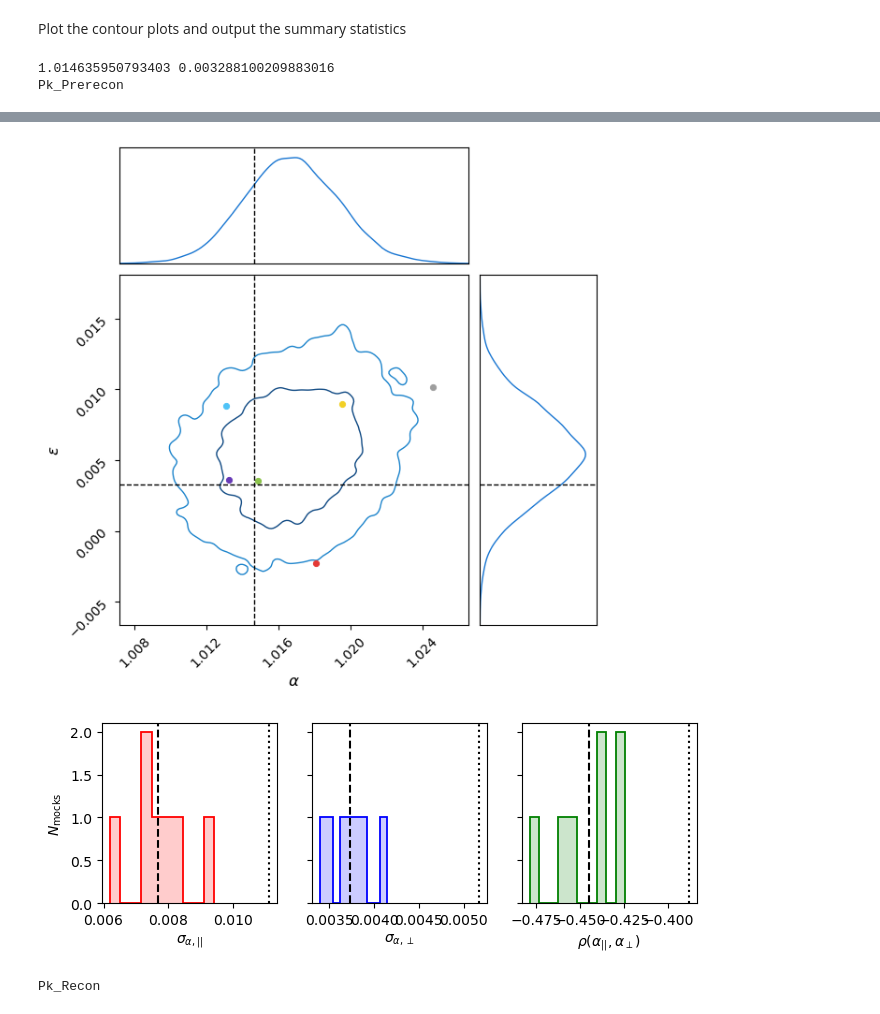
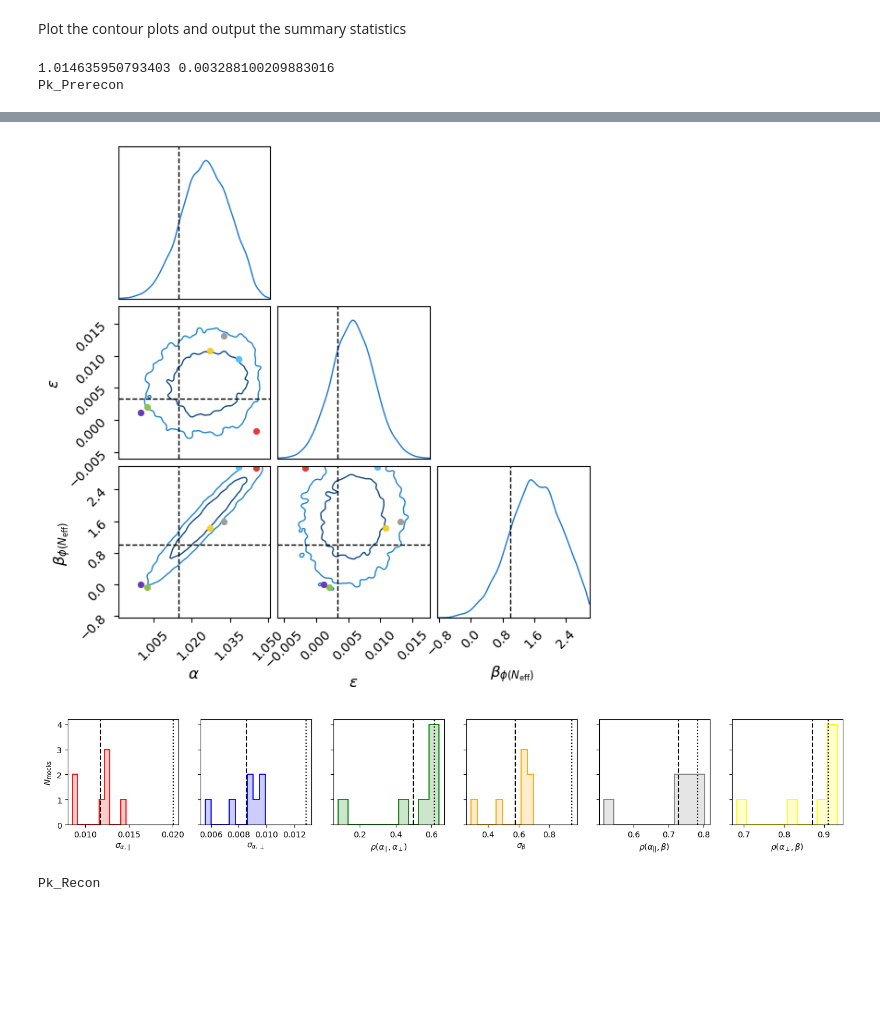
Before and after one commit to abbew25/Barry, a Jupyter notebook: cosmodesi_KP4ELG_examplecode_make_picklefiles/plot_desi_kp4_abacus_cubic_ELG-c003-templatec003.ipynb, the cells around one changed output, grey strips where cells are left out. Drawn from its saved outputs; the diff is of its cells as text; code cells hidden in the pictures; blank space fills up the shorter version.

```diff
--- a/cosmodesi_KP4ELG_examplecode_make_picklefiles/plot_desi_kp4_abacus_cubic_ELG-c003-templatec003.ipynb
+++ b/cosmodesi_KP4ELG_examplecode_make_picklefiles/plot_desi_kp4_abacus_cubic_ELG-c003-templatec003.ipynb
@@ -32,11 +32,13 @@ from barry.utils import weighted_avg_and_cov # function for getting avg and cova
 
 # neff_free = True
 
-phase_shift_free = False #False
-
+phase_shift_free = True #False
+wallisch18 = False
+eh1998 = True
 #CV = False
 
 pfn = "/global/u1/a/abbew25/barryrepo/Barry/cosmodesi_KP4ELG_examplecode_make_picklefiles/plots/desi_kp4_abacus_cubic_ELG-c003-template003/output/desi_kp4_abacus_cubic_ELG-c003-template003.fitter.pkl"
+pfn2 = "/global/u1/a/abbew25/barryrepo/Barry/cosmodesi_KP4ELG_examplecode_make_picklefiles/plots/desi_kp4_abacus_cubic_ELG-c003-template003/output/"
 
 # if omega_matter_free:
 #     pfn = "/global/u1/a/abbew25/barryrepo/Barry/cosmodesi_KP4ELG_examplecode_make_picklefiles/plots/desi_kp4_abacus_cubic_ELG_omfree/output/desi_kp4_abacus_cubic_ELG_omfree.fitter.pkl"
@@ -46,8 +48,17 @@ pfn = "/global/u1/a/abbew25/barryrepo/Barry/cosmodesi_KP4ELG_examplecode_make_pi
 
 if phase_shift_free:
     pfn = "/global/u1/a/abbew25/barryrepo/Barry/cosmodesi_KP4ELG_examplecode_make_picklefiles/plots/desi_kp4_abacus_cubic_ELG_phaseshiftfree-c003-template003/output/desi_kp4_abacus_cubic_ELG_phaseshiftfree-c003-template003.fitter.pkl"
+    pfn2 = "/global/u1/a/abbew25/barryrepo/Barry/cosmodesi_KP4ELG_examplecode_make_picklefiles/plots/desi_kp4_abacus_cubic_ELG_phaseshiftfree-c003-template003/output/"
+
     #pfn = "/global/u1/a/abbew25/barryrepo/Barry/cosmodesi_KP4ELG_examplecode_make_picklefiles/plots/desi_kp4_abacus_cubic_ELG_phaseshiftfree-nosmoothFalse/output/desi_kp4_abacus_cubic_ELG_phaseshiftfree-nosmoothFalse.fitter.pkl"
     #pfn = "/global/u1/a/abbew25/barryrepo/Barry/cosmodesi_KP4ELG_examplecode_make_picklefiles/plots/desi_kp4_abacus_cubic_ELG_phaseshiftfree-limitkmin/output/desi_kp4_abacus_cubic_ELG_phaseshiftfree-limitkmin.fitter.pkl"
+    if wallisch18:
+        pfn = "/global/u1/a/abbew25/barryrepo/Barry/cosmodesi_KP4ELG_examplecode_make_picklefiles/plots/desi_kp4_abacus_cubic_ELG_phaseshiftfree-c003-template003-Wallisch/output/desi_kp4_abacus_cubic_ELG_phaseshiftfree-c003-template003-Wallisch.fitter.pkl"
+        pfn2 = "/global/u1/a/abbew25/barryrepo/Barry/cosmodesi_KP4ELG_examplecode_make_picklefiles/plots/desi_kp4_abacus_cubic_ELG_phaseshiftfree-c003-template003-Wallisch/output/"
+
+    if eh1998:
+        pfn = "/global/u1/a/abbew25/barryrepo/Barry/cosmodesi_KP4ELG_examplecode_make_picklefiles/plots/desi_kp4_abacus_cubic_ELG_phaseshiftfree-c003-template003-eh1998/output/desi_kp4_abacus_cubic_ELG_phaseshiftfree-c003-template003-eh1998.fitter.pkl"
+        pfn2 = "/global/u1/a/abbew25/barryrepo/Barry/cosmodesi_KP4ELG_examplecode_make_picklefiles/plots/desi_kp4_abacus_cubic_ELG_phaseshiftfree-c003-template003-eh1998/output/"
 
 
 with open(pfn, 'rb') as pickle_file:
@@ -141,6 +152,10 @@ for posterior, weight, chain, evidence, model, data, extra in fitter.load():
     extra.pop("realisation", None)
     if realisation == "mean":
         c[chain_bin].add_chain(df, weights=weight, **extra, plot_contour=True, plot_point=False, show_as_1d_prior=False)
+        df_for_file = df
+        df['weights'] = weight
+        df_for_file.to_csv(pfn2 + extra['name'] +'.csv')
+
     else:
         c[chain_bin].add_marker(params, **extra, marker_size=80)
 
@@ -552,11 +594,20 @@ for chain_bin in range(len(c)):
 
     if phase_shift_free: ###################################
 
+        filepath = "plots/desi_kp4_abacus_cubic_ELG_phaseshiftfree-c003-template003/output/Barry_fit_"
+
+        if wallisch18:
+            filepath = "plots/desi_kp4_abacus_cubic_ELG_phaseshiftfree-c003-template003-Wallisch/output/Barry_fit_"
+
+        if eh1998:
+            filepath = "plots/desi_kp4_abacus_cubic_ELG_phaseshiftfree-c003-template003-eh1998/output/Barry_fit_"
+
+
         #print(datanames[chain_bin])
         # mean alpha_\\, mean alpha_para, stdev alpha\\, stdev alphaperp, corr_alphas,
             # mean beta, stdev beta, corrs beta and alphas, chisquare,
             # mean sigma_\\, mean sigma_perp, mean sigma_s
-        with open("plots/desi_kp4_abacus_cubic_ELG_phaseshiftfree-c003-template003/output/Barry_fit_" + datanames[chain_bin] + ".txt", "w") as f:
+        with open(filepath + datanames[chain_bin] + ".txt", "w") as f:
 
             # if nosigma_s_incorr and 'Pk' not in datanames[chain_bin]:
             #     f.write(
@@ -610,3 +661,3 @@ Pk_Prerecon
-[figure, old version]
+[figure, new version]
-[figure, old version]
+[figure, new version]
 Pk_Recon
```
Also changed, not shown: parts of 2 cells of this notebook, 6 other files.
